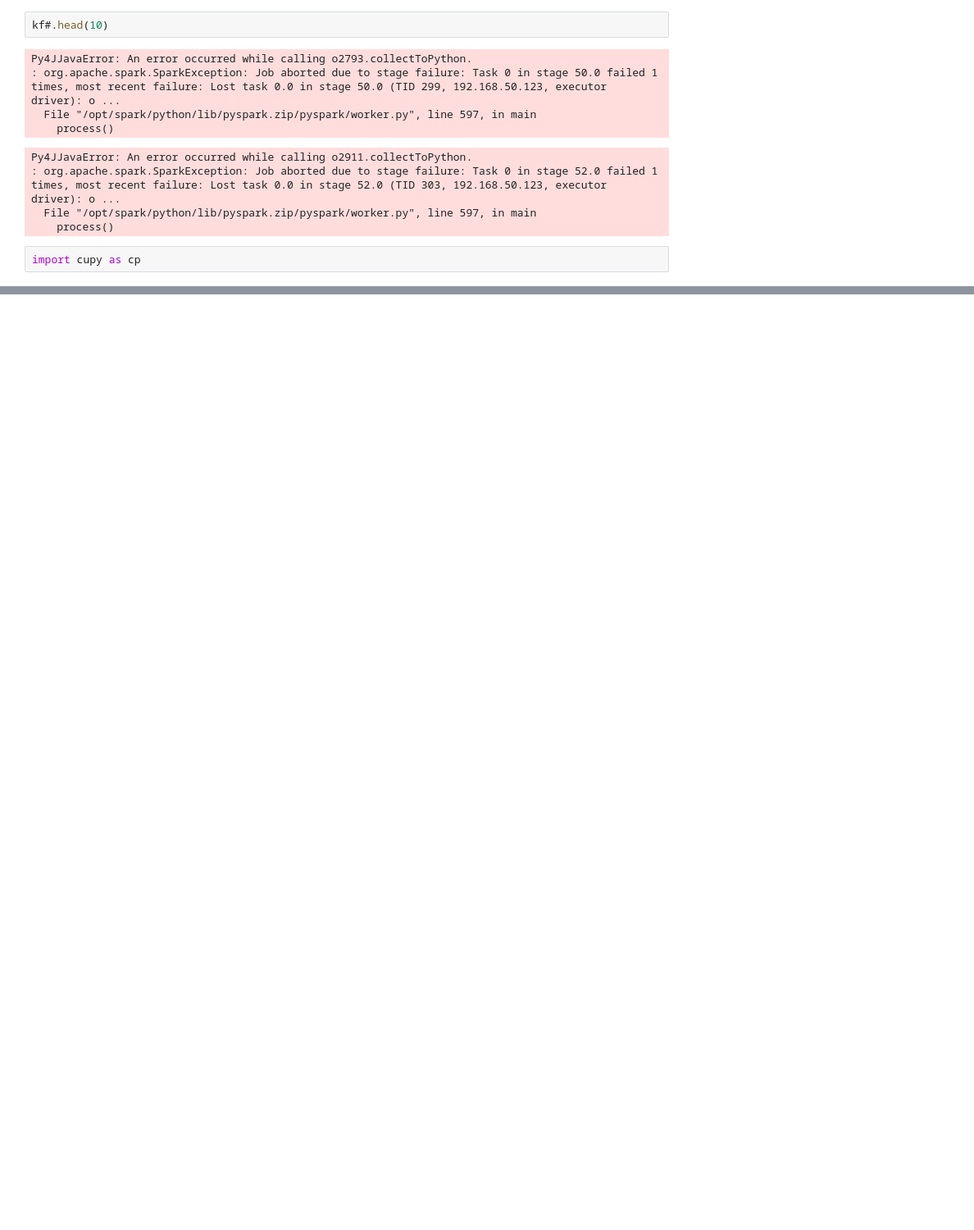
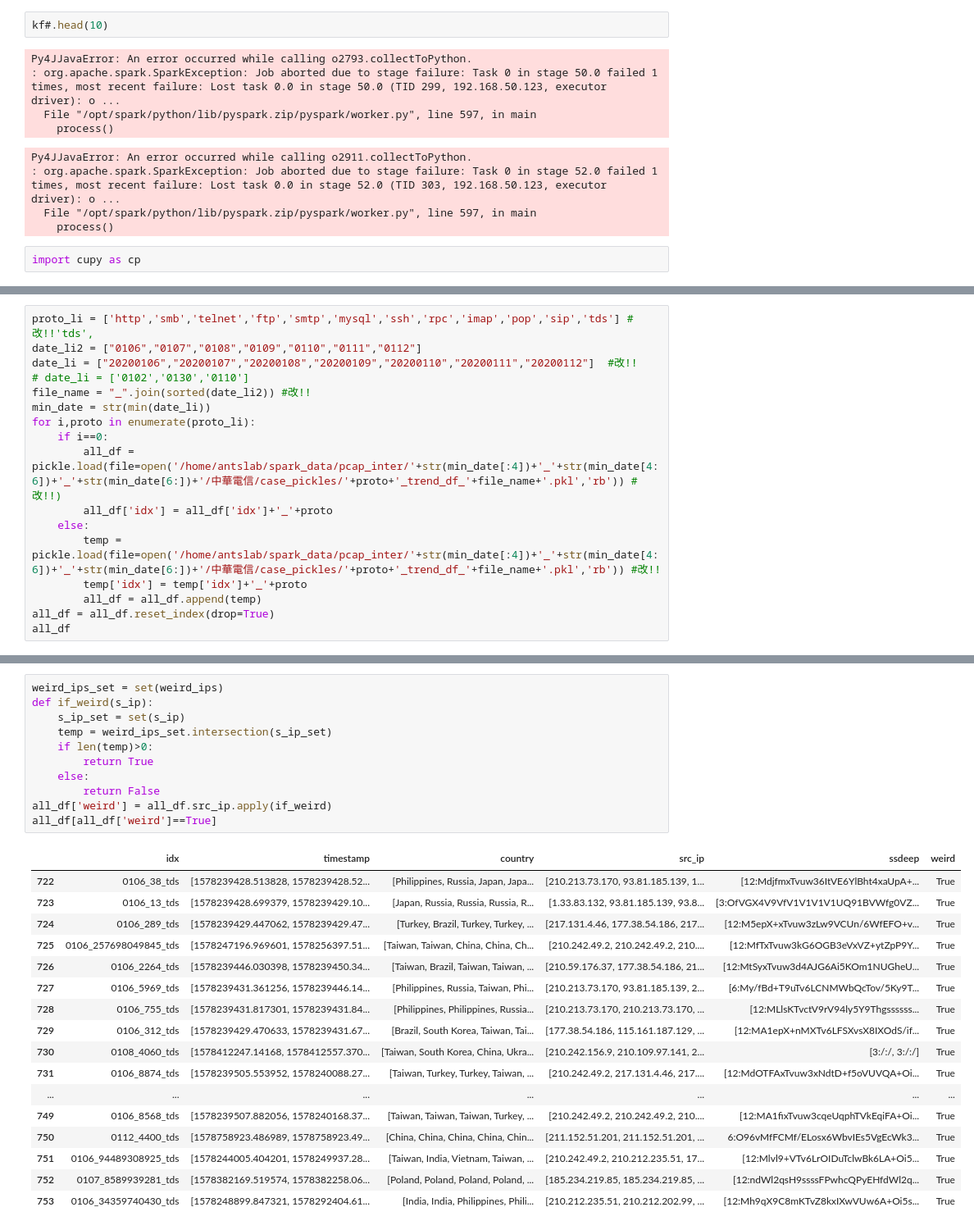
Before and after one commit to tychen5/Packet_Correlation, a Jupyter notebook: Playground_testCode/SparkTest.ipynb, the cells around one changed output, grey strips where cells are left out. Shown at 82% size. Cells and saved outputs as stored; diff of their text form; blank space fills up the shorter version.

```diff
--- a/Playground_testCode/SparkTest.ipynb
+++ b/Playground_testCode/SparkTest.ipynb
@@ -744,0 +749,17 @@ import cupy as cp
+# %%
+proto_li = ['http','smb','telnet','ftp','smtp','mysql','ssh','rpc','imap','pop','sip','tds'] #改!!'tds',
+date_li2 = ["0106","0107","0108","0109","0110","0111","0112"]
+date_li = ["20200106","20200107","20200108","20200109","20200110","20200111","20200112"]  #改!!
+# date_li = ['0102','0130','0110']
+file_name = "_".join(sorted(date_li2)) #改!!
+min_date = str(min(date_li))
+for i,proto in enumerate(proto_li):
+    if i==0:
+        all_df = pickle.load(file=open('/home/antslab/spark_data/pcap_inter/'+str(min_date[:4])+'_'+str(min_date[4:6])+'_'+str(min_date[6:])+'/中華電信/case_pickles/'+proto+'_trend_df_'+file_name+'.pkl','rb')) #改!!)
+        all_df['idx'] = all_df['idx']+'_'+proto
+    else:
+        temp = pickle.load(file=open('/home/antslab/spark_data/pcap_inter/'+str(min_date[:4])+'_'+str(min_date[4:6])+'_'+str(min_date[6:])+'/中華電信/case_pickles/'+proto+'_trend_df_'+file_name+'.pkl','rb')) #改!!
+        temp['idx'] = temp['idx']+'_'+proto
+        all_df = all_df.append(temp)
+all_df = all_df.reset_index(drop=True)
+all_df
@@ -744,0 +780,29 @@ import cupy as cp
+# %%
+weird_ips_set = set(weird_ips)
+def if_weird(s_ip):
+    s_ip_set = set(s_ip)
+    temp = weird_ips_set.intersection(s_ip_set)
+    if len(temp)>0:
+        return True
+    else:
+        return False
+all_df['weird'] = all_df.src_ip.apply(if_weird)
+all_df[all_df['weird']==True]
+# %% [output]
+|  | idx | timestamp | country | src_ip | ssdeep | weird |
+| 722 | 0106_38_tds | [1578239428.513828, 1578239428.52... | [Philippines, Russia, Japan, Japa... | [210.213.73.170, 93.81.185.139, 1... | [12:MdjfmxTvuw36ItVE6YlBht4xaUpA+... | True |
+| 723 | 0106_13_tds | [1578239428.699379, 1578239429.10... | [Japan, Russia, Russia, Russia, R... | [1.33.83.132, 93.81.185.139, 93.8... | [3:OfVGX4V9VfV1V1V1V1UQ91BVWfg0VZ... | True |
+| 724 | 0106_289_tds | [1578239429.447062, 1578239429.47... | [Turkey, Brazil, Turkey, Turkey, ... | [217.131.4.46, 177.38.54.186, 217... | [12:M5epX+xTvuw3zLw9VCUn/6WfEFO+v... | True |
+| 725 | 0106_257698049845_tds | [1578247196.969601, 1578256397.51... | [Taiwan, Taiwan, China, China, Ch... | [210.242.49.2, 210.242.49.2, 210.... | [12:MfTxTvuw3kG6OGB3eVxVZ+ytZpP9Y... | True |
+| 726 | 0106_2264_tds | [1578239446.030398, 1578239450.34... | [Taiwan, Brazil, Taiwan, Taiwan, ... | [210.59.176.37, 177.38.54.186, 21... | [12:MtSyxTvuw3d4AJG6Ai5KOm1NUGheU... | True |
+| 727 | 0106_5969_tds | [1578239431.361256, 1578239446.14... | [Philippines, Russia, Taiwan, Phi... | [210.213.73.170, 93.81.185.139, 2... | [6:My/fBd+T9uTv6LCNMWbQcTov/5Ky9T... | True |
+| 728 | 0106_755_tds | [1578239431.817301, 1578239431.84... | [Philippines, Philippines, Russia... | [210.213.73.170, 210.213.73.170, ... | [12:MLlsKTvctV9rV94ly5Y9Thgssssss... | True |
+| 729 | 0106_312_tds | [1578239429.470633, 1578239431.67... | [Brazil, South Korea, Taiwan, Tai... | [177.38.54.186, 115.161.187.129, ... | [12:MA1epX+nMXTv6LFSXvsX8IXOdS/if... | True |
+| 730 | 0108_4060_tds | [1578412247.14168, 1578412557.370... | [Taiwan, South Korea, China, Ukra... | [210.242.156.9, 210.109.97.141, 2... | [3:/:/, 3:/:/] | True |
+| 731 | 0106_8874_tds | [1578239505.553952, 1578240088.27... | [Taiwan, Turkey, Turkey, Taiwan, ... | [210.242.49.2, 217.131.4.46, 217.... | [12:MdOTFAxTvuw3xNdtD+f5oVUVQA+Oi... | True |
+| ... | ... | ... | ... | ... | ... | ... |
+| 749 | 0106_8568_tds | [1578239507.882056, 1578240168.37... | [Taiwan, Taiwan, Taiwan, Turkey, ... | [210.242.49.2, 210.242.49.2, 210.... | [12:MA1fixTvuw3cqeUqphTVkEqiFA+Oi... | True |
+| 750 | 0112_4400_tds | [1578758923.486989, 1578758923.49... | [China, China, China, China, Chin... | [211.152.51.201, 211.152.51.201, ... | 6:O96vMfFCMf/ELosx6WbvIEs5VgEcWk3... | True |
+| 751 | 0106_94489308925_tds | [1578244005.404201, 1578249937.28... | [Taiwan, India, Vietnam, Taiwan, ... | [210.242.49.2, 210.212.235.51, 17... | [12:Mlvl9+VTv6LrOIDuTclwBk6LA+Oi5... | True |
+| 752 | 0107_8589939281_tds | [1578382169.519574, 1578382258.06... | [Poland, Poland, Poland, Poland, ... | [185.234.219.85, 185.234.219.85, ... | [12:ndWl2qsH9ssssFPwhcQPyEHfdWl2q... | True |
+| 753 | 0106_34359740430_tds | [1578248899.847321, 1578292404.61... | [India, India, Philippines, Phili... | [210.212.235.51, 210.212.202.99, ... | [12:Mh9qX9C8mKTvZ8kxIXwVUw6A+Oi5s... | True |
```
Also changed, not shown: parts of 11 cells of this notebook, 9 other files.
